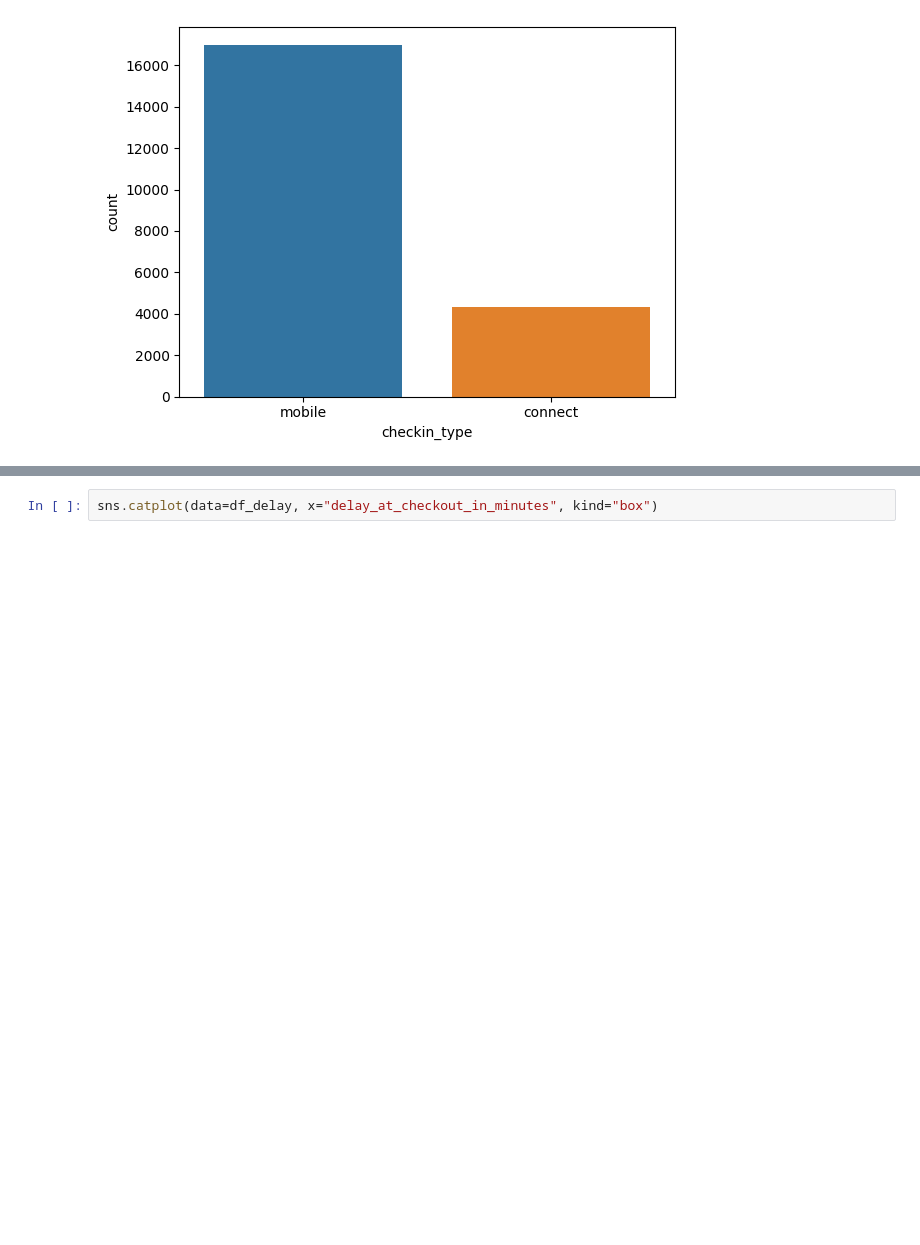
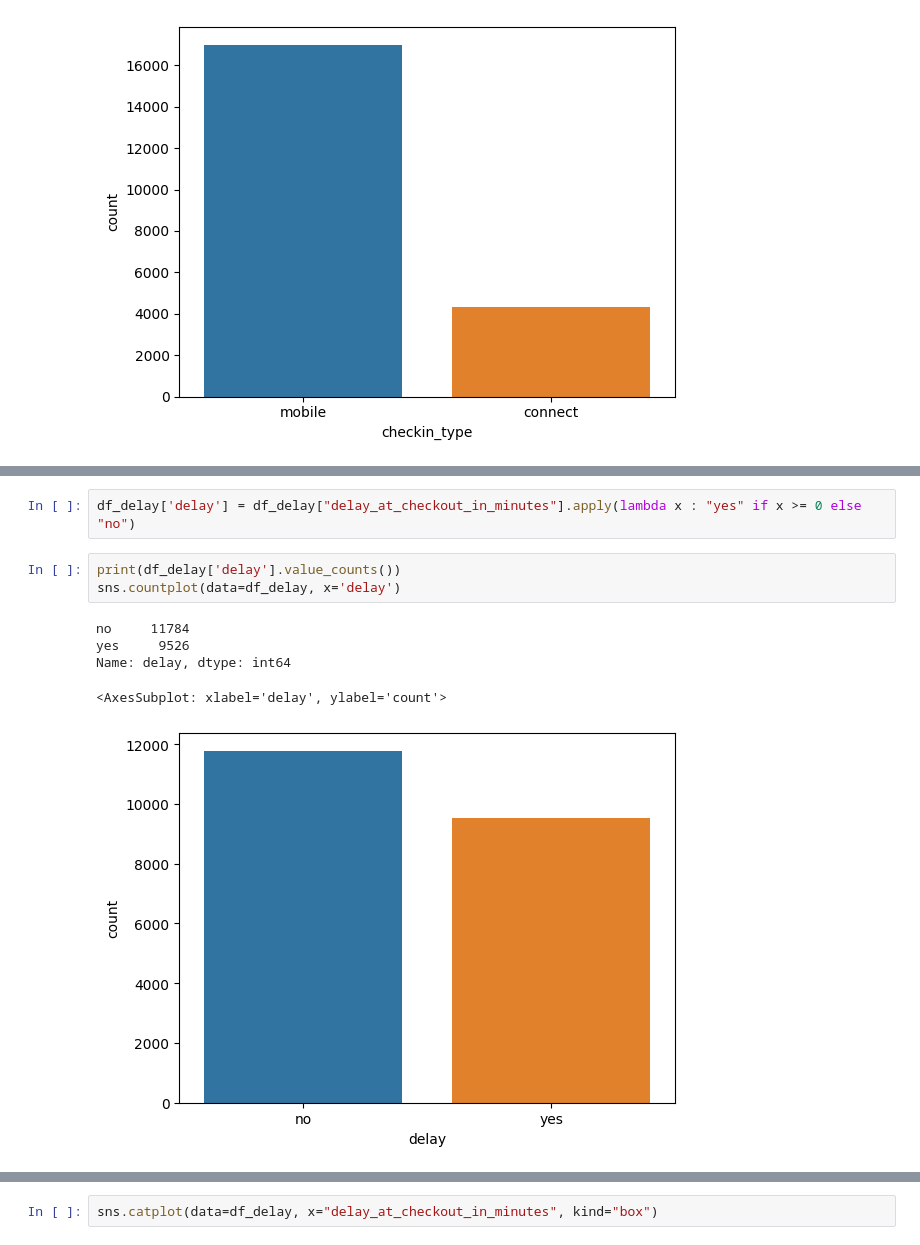
Before and after one commit to Stylomines/GetAround, a Jupyter notebook: get_around_delay.ipynb, the cells around one changed output, grey strips where cells are left out. Saved outputs shown, nothing was run; the diff lists cells and outputs as text; blank space fills up the shorter version.

```diff
--- a/get_around_delay.ipynb
+++ b/get_around_delay.ipynb
@@ -84,0 +84,11 @@ sns.countplot(x=df_delay['state'])
+# %%
+df_delay['delay'] = df_delay["delay_at_checkout_in_minutes"].apply(lambda x : "yes" if x >= 0 else "no")
+# %%
+print(df_delay['delay'].value_counts())
+sns.countplot(data=df_delay, x='delay')
+# %% [output]
+no     11784
+yes     9526
+Name: delay, dtype: int64
+<AxesSubplot: xlabel='delay', ylabel='count'>
+[figure, added]
```
Also changed, not shown: parts of 5 cells of this notebook.
